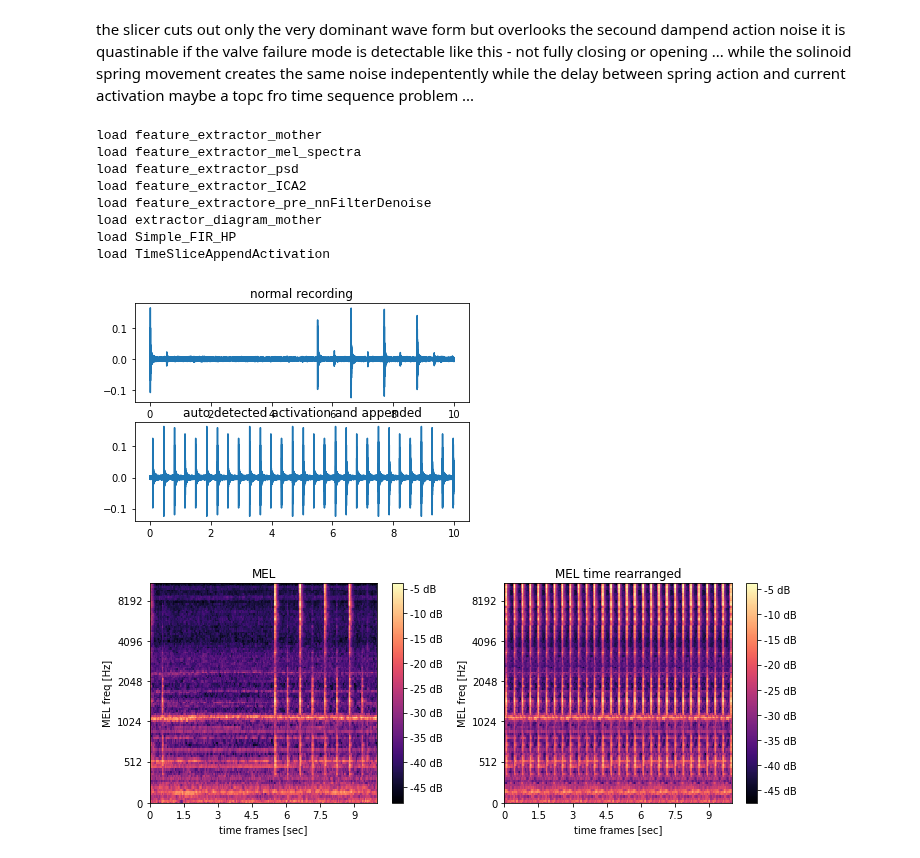
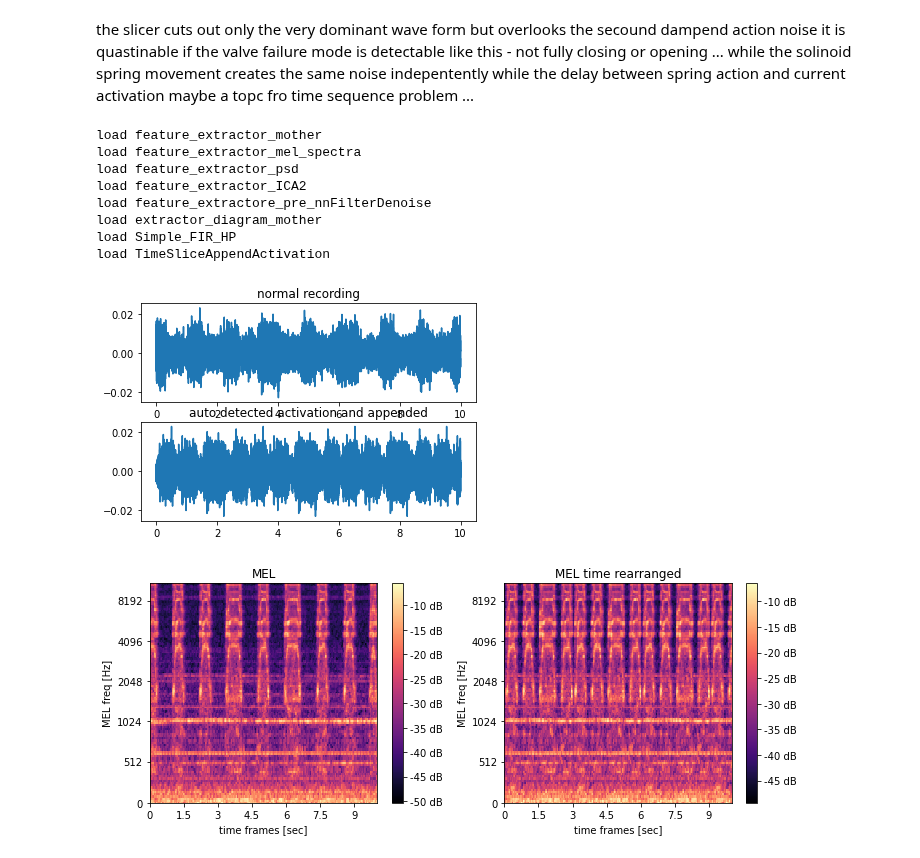
Before and after one commit to BA-HanseML/NF_Prj_MIMII_Dataset, a Jupyter notebook: feature_extraction_diagrams/A06_TimeSliceArrange/Kmean_based_activation_finder.ipynb, the cells around one changed output. Drawn from its saved outputs; the diff is of its cells as text; code cells hidden in the pictures.

```diff
--- a/feature_extraction_diagrams/A06_TimeSliceArrange/Kmean_based_activation_finder.ipynb
+++ b/feature_extraction_diagrams/A06_TimeSliceArrange/Kmean_based_activation_finder.ipynb
@@ -38,7 +38,7 @@ import os
 BASE_FOLDER =  r'../../'
 %run -i ..\..\utility\feature_extractor\JupyterLoad_feature_extractor.py
 
-file_path = r'\dataset\6dB\valve\id_02\normal\00000004.wav'
+file_path = r'\dataset\6dB\slider\id_04\normal\00000004.wav'
 y, sr = librosa.load(os.path.abspath(BASE_FOLDER+file_path), sr=None, mono=False)
 t = np.linspace(0,len(y[0])/sr,len(y[0]))
 
@@ -59,33 +59,33 @@ mel_n.set_hyperparamter(n_mels=120, n_fft=2048)
 mel_n.create_from_wav(file_path)
 mel_n.plot()
 plt.xlabel('time frames [sec]')
 plt.ylabel('MEL freq [Hz]')
 plt.title('MEL')
 
 
 
 plt.subplot(122)
 wmf = memory_wave_file()
 wmf.srate = sr
 wmf.channel = sliced_data
 mel_n = feature_extractor_mel(BASE_FOLDER,'mel1')
 mel_n.set_hyperparamter(n_mels=120, n_fft=2048)
 mel_n.create_from_wav(wmf)
 mel_n.plot()
 plt.xlabel('time frames [sec]')
 plt.ylabel('MEL freq [Hz]')
 plt.title('MEL time rearranged')
 plt.tight_layout()
 
-plt.savefig(f'MEL_timeslice_valve.png', transparent=True, dpi=300)
+plt.savefig(f'MEL_timeslice_slider.png', transparent=True, dpi=300)
 # %% [output]
 load feature_extractor_mother
 load feature_extractor_mel_spectra
 load feature_extractor_psd
 load feature_extractor_ICA2
 load feature_extractore_pre_nnFilterDenoise
 load extractor_diagram_mother
 load Simple_FIR_HP
 load TimeSliceAppendActivation
-[figure, old version]
+[figure, new version]
-[figure, old version]
+[figure, new version]
```
Also changed, not shown: 4 other files.
